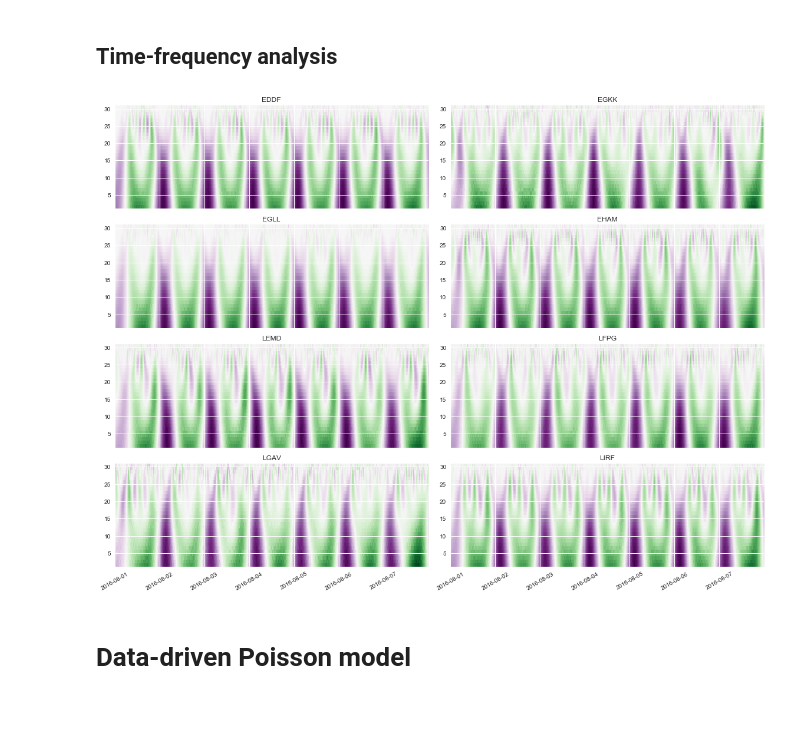
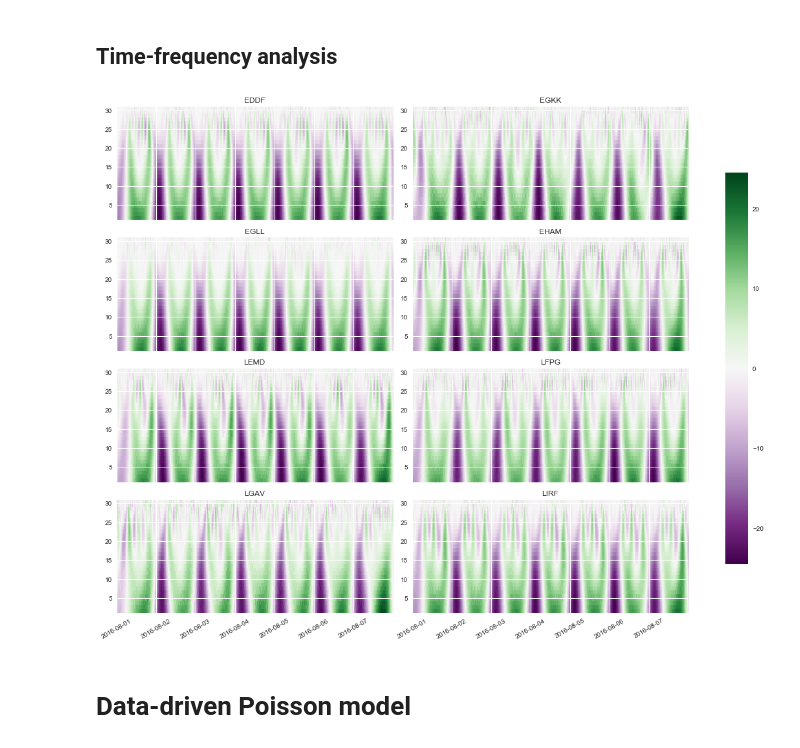
Before and after one commit to clancia/air-traffic-data-driven-modelling, a Jupyter notebook: air_traffic_analysis.ipynb, the cells around one changed output. Drawn from its saved outputs; the diff is of its cells as text; code cells hidden in the pictures; blank space fills up the shorter version.

```diff
--- a/air_traffic_analysis.ipynb
+++ b/air_traffic_analysis.ipynb
@@ -103,6 +106,12 @@ def rgbfy(key, colors=COLORS):
     colors: dictionary of colors
     """
     return list(map(lambda x: x/255, colors[key]))
+# %%
+CWD = os.getcwd()
+IMGFLDR = os.path.join(CWD, 'plots')
+TABFLDR = os.path.join(CWD, 'tables')
+# path to plots and tables folder
+# it is not guaranteed to work, so hard coding the path might be required
 # %% [markdown]
 ## Data description
 
@@ -502,29 +550,33 @@ adftest
 # %%
 # time-continuous wavelet analysis
 # to highlight the presence of a mode with daily periodicity
 # for convenience the analysis is performed on a single week
 f, axes = plt.subplots(nairp//2, 2, sharex=True)
 widths = np.arange(1, 31)
 weekstr = '2016-08-01'
 weekend = '2016-08-07'
 xticks = [144*i for i in range(7)]
 xticklabels = ['2016-08-01', '2016-08-02', '2016-08-03', '2016-08-04',
                '2016-08-05', '2016-08-06', '2016-08-07']
 
 for ax, code in zip(axes.flatten(), CODES):
     df = m3_bin[code].loc['2016-08-01':'2016-08-07']
     cwtmatr, freqs = pywt.cwt(df, widths, 'mexh')
     im = ax.imshow(cwtmatr, extent=[0, len(df), 1, 31], cmap='PRGn', aspect='auto',
                vmax=abs(cwtmatr).max(), vmin=-abs(cwtmatr).max())
     ax.set_xticks(xticks)
     ax.set_xticklabels(xticklabels, rotation=30)
     ax.set_title(code)
 
 f.set_size_inches(2*nairp, 1.5*nairp)
 f.tight_layout()
+f.savefig(os.path.join(IMGFLDR, 'ContWavltTrasf.png'), dpi=300, bbox_inches='tight')
+f.subplots_adjust(right=0.8)
+cbar_ax = f.add_axes([0.85, 0.15, 0.03, 0.7])
+f.colorbar(im, cax=cbar_ax)
 plt.show()
 # %% [output]
-[figure, old version]
+[figure, new version]
 # %% [markdown]
 # Data-driven Poisson model
 # %%
```
Also changed, not shown: parts of 44 cells of this notebook, 50 other files.
